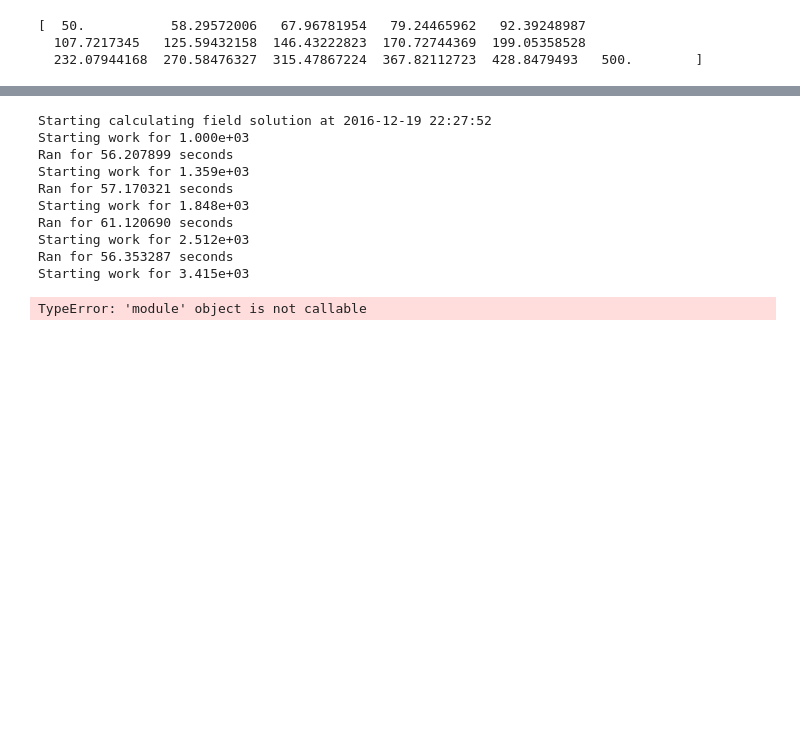
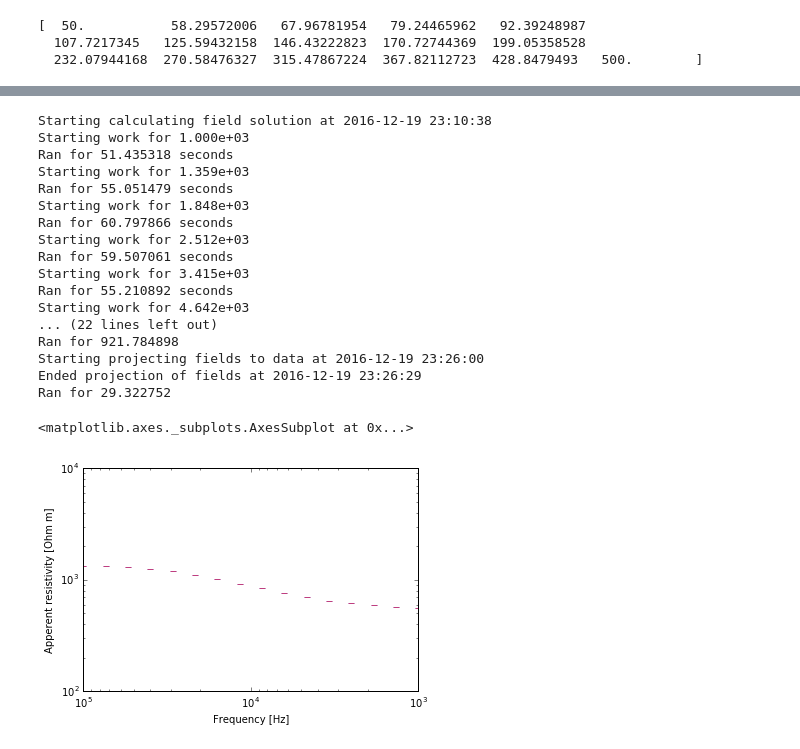
Before and after one commit to geoscixyz/em_examples, a Jupyter notebook: notebooks/geophysical_surveys/MT_Survey/MT_survey.ipynb, the cells around one changed output, grey strips where cells are left out. Cells and saved outputs as stored; diff of their text form; code cells hidden in the pictures; blank space fills up the shorter version.

Commit message:
Adding plotting of the data

```diff
--- a/notebooks/geophysical_surveys/MT_Survey/MT_survey.ipynb
+++ b/notebooks/geophysical_surveys/MT_Survey/MT_survey.ipynb
@@ -179,26 +195,21 @@ sys.stdout.flush()
 mtData = NSEM.Data(survey,survey.eval(FmtSer))
 print 'Ended projection of fields at ' + time.strftime("%Y-%m-%d %H:%M:%S", time.localtime())
 print 'Ran for {:f}'.format(time.time()-stTime)
-
-# Pickle the data
-mtData.survey.unpair()
-dill.dump(mtData,open('sphere_mtData.pklb','wb'))
-
-
-del FmtSer, mtStArr, mtData
-gc.collect()
 # %% [output]
-Starting calculating field solution at 2016-12-19 22:27:52
+Starting calculating field solution at 2016-12-19 23:10:38
 Starting work for 1.000e+03
-Ran for 56.207899 seconds
+Ran for 51.435318 seconds
 Starting work for 1.359e+03
-Ran for 57.170321 seconds
+Ran for 55.051479 seconds
 Starting work for 1.848e+03
-Ran for 61.120690 seconds
+Ran for 60.797866 seconds
 Starting work for 2.512e+03
-Ran for 56.353287 seconds
+Ran for 59.507061 seconds
 Starting work for 3.415e+03
+Ran for 55.210892 seconds
+Starting work for 4.642e+03
+... (22 lines left out)
+Ran for 921.784898
+Starting projecting fields to data at 2016-12-19 23:26:00
+Ended projection of fields at 2016-12-19 23:26:29
+Ran for 29.322752
-# %%
-NSEM.Rx(locs,rxType)
-# %% [output]
-TypeError: 'module' object is not callable
@@ -206,0 +221,7 @@ NSEM.Rx??
+# %%
+mtData = dill.load(open('sphere_mtData.pklb','rb'))
+# %%
+mtData.plot_app_res(np.array([0.,0.]))
+# %% [output]
+<matplotlib.axes._subplots.AxesSubplot at 0x...>
+[figure, added]
```
Also changed, not shown: parts of 8 cells of this notebook, 1 other file.
